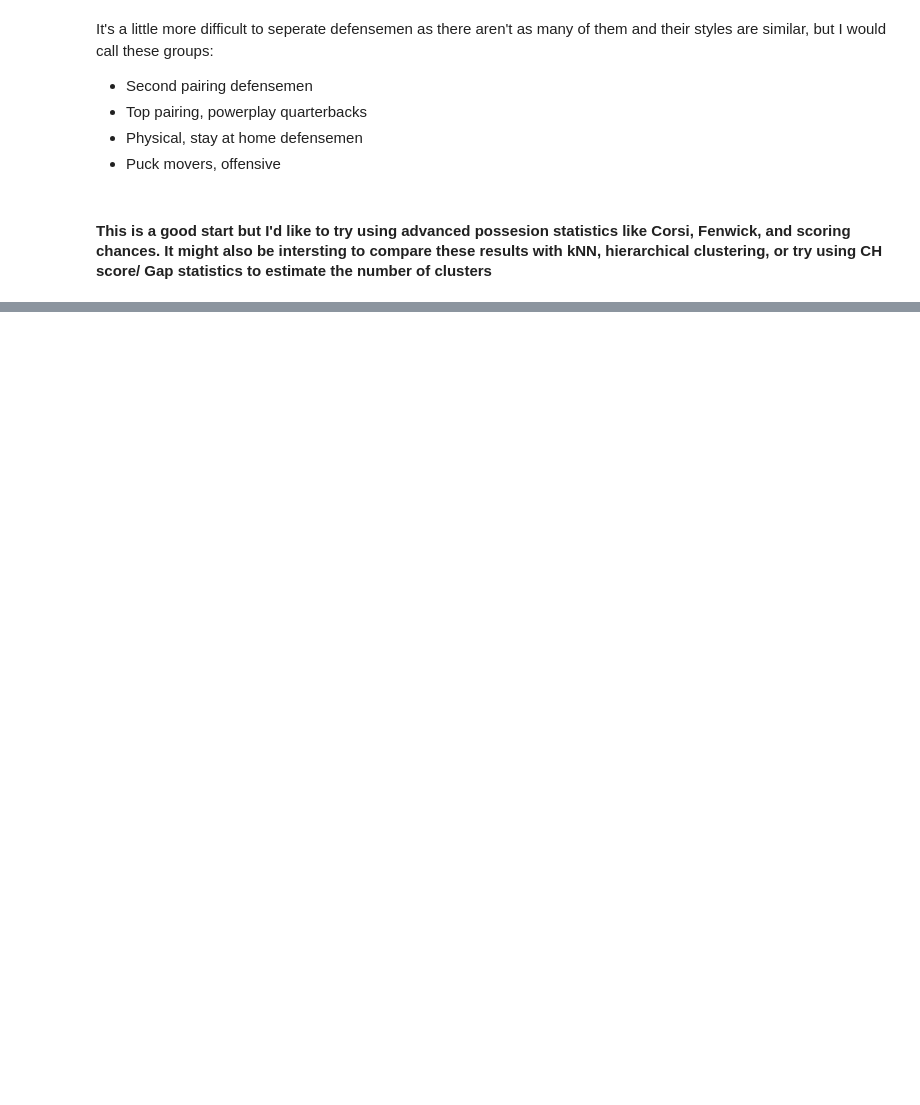
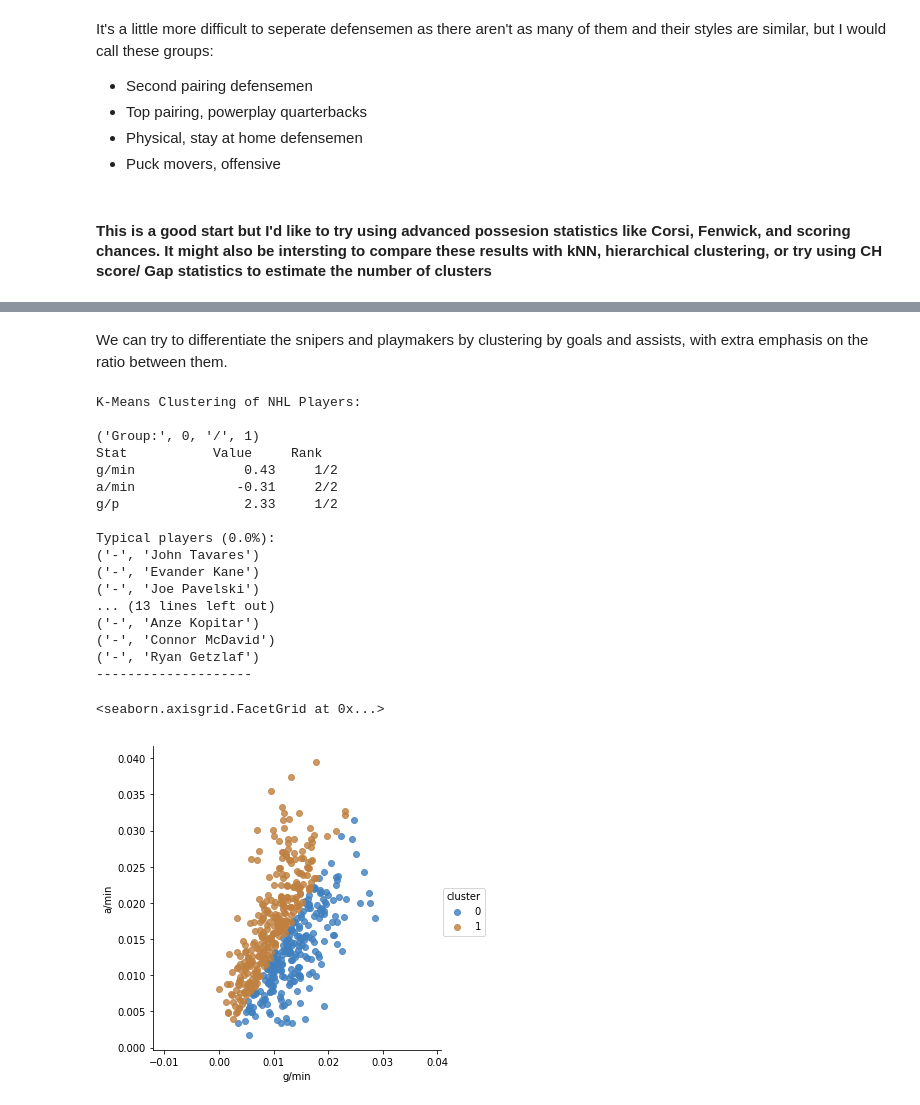
Before and after one commit to arnesonr/HockeyStats, a Jupyter notebook: clusterPlayers.ipynb, the cells around one changed output, grey strips where cells are left out. Drawn from its saved outputs; the diff is of its cells as text; code cells hidden in the pictures; blank space fills up the shorter version.

```diff
--- a/clusterPlayers.ipynb
+++ b/clusterPlayers.ipynb
@@ -266,0 +442,5 @@ It's a little more difficult to seperate defensemen as there aren't as many of t
+# %%
+cluster_stats = ['g/min', 'first_assists/min', 'iff', # offense
+                 'hit/min',                  # physicality
+                 'blk/min', 'takeaways/min']           # defense
+forwards_all = cluster_players(forwards_all, cluster_stats, 6, verbose=True)
@@ -266,0 +490,27 @@ It's a little more difficult to seperate defensemen as there aren't as many of t
+# %% [markdown]
+We can try to differentiate the snipers and playmakers by clustering by goals and assists, with extra emphasis on the ratio between them.
+# %%
+cluster_stats = ['g/min', 'a/min','g/p']
+cluster_weights = [1.,1.,3.]
+forwards = cluster_players(forwards_all, cluster_stats, 2, cluster_weights, verbose=True)
+sns.lmplot(x=cluster_stats[0], y=cluster_stats[1], data=forwards, hue='cluster', fit_reg=False)
+# %% [output]
+K-Means Clustering of NHL Players:
+
+('Group:', 0, '/', 1)
+Stat           Value     Rank
+g/min              0.43     1/2
+a/min             -0.31     2/2
+g/p                2.33     1/2
+
+Typical players (0.0%):
+('-', 'John Tavares')
+('-', 'Evander Kane')
+('-', 'Joe Pavelski')
+... (13 lines left out)
+('-', 'Anze Kopitar')
+('-', 'Connor McDavid')
+('-', 'Ryan Getzlaf')
+--------------------
+<seaborn.axisgrid.FacetGrid at 0x...>
+[figure, added]
```
Also changed, not shown: parts of 46 cells of this notebook.
